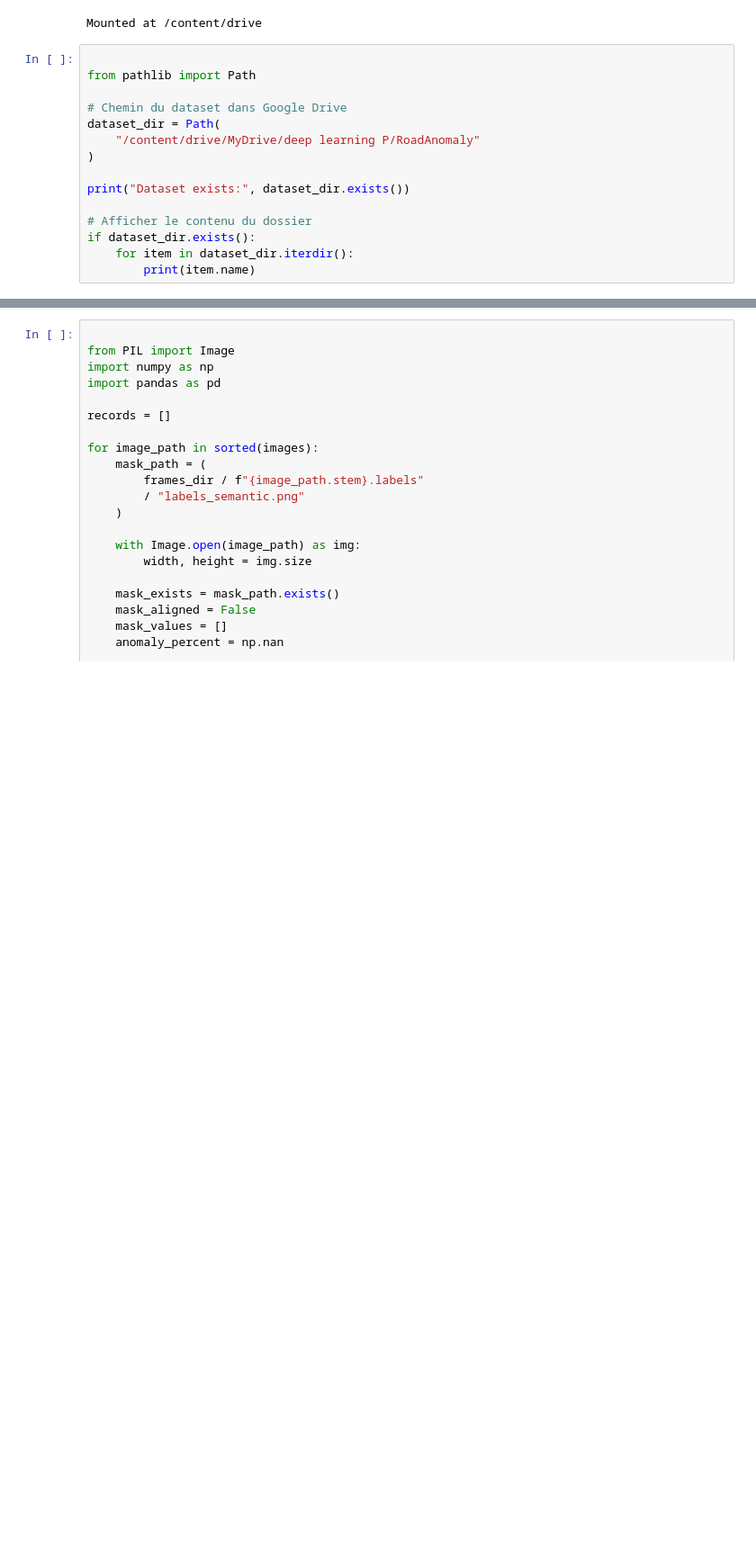
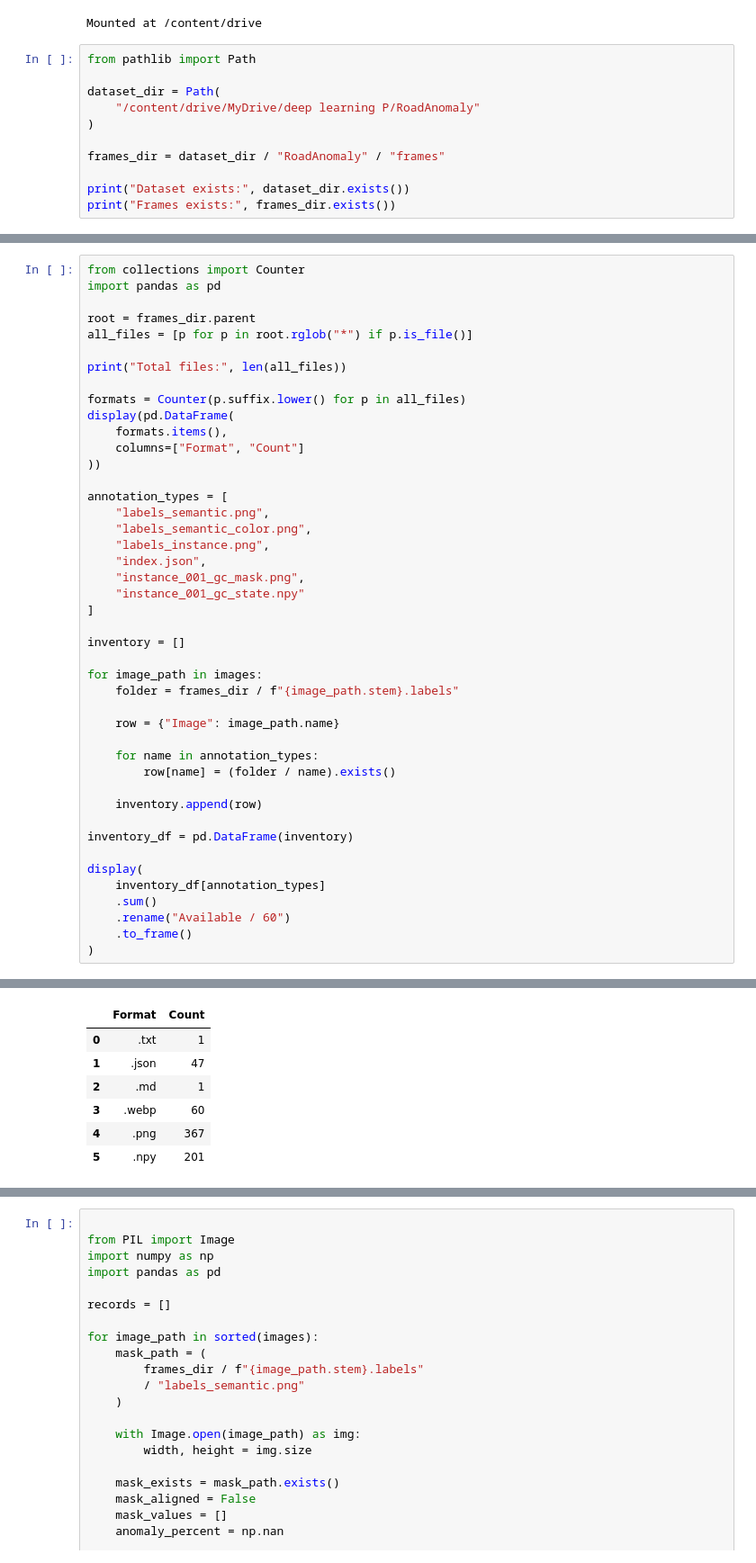
Before and after one commit to nour2344/RoadAnomaly-DeepLearning, a Jupyter notebook: notebooks/01_data_understanding.ipynb, the cells around one changed output, grey strips where cells are left out. Shown at 90% size. Saved outputs shown, nothing was run; the diff lists cells and outputs as text; blank space fills up the shorter version.

Commit message:
Finalize data understanding and annotation validation

```diff
--- a/notebooks/01_data_understanding.ipynb
+++ b/notebooks/01_data_understanding.ipynb
@@ -31,19 +31,15 @@ drive.mount('/content/drive', force_remount=True)
 # %% [output]
 Mounted at /content/drive
 # %%
-
 from pathlib import Path
 
-# Chemin du dataset dans Google Drive
 dataset_dir = Path(
     "/content/drive/MyDrive/deep learning P/RoadAnomaly"
 )
 
+frames_dir = dataset_dir / "RoadAnomaly" / "frames"
+
 print("Dataset exists:", dataset_dir.exists())
-
-# Afficher le contenu du dossier
-if dataset_dir.exists():
-    for item in dataset_dir.iterdir():
-        print(item.name)
+print("Frames exists:", frames_dir.exists())
 # %% [output]
 Dataset exists: True
@@ -84,0 +67,45 @@ This step also examines the percentage of anomalous pixels in each image.
+# %%
+from collections import Counter
+import pandas as pd
+
+root = frames_dir.parent
+all_files = [p for p in root.rglob("*") if p.is_file()]
+
+print("Total files:", len(all_files))
+
+formats = Counter(p.suffix.lower() for p in all_files)
+display(pd.DataFrame(
+    formats.items(),
+    columns=["Format", "Count"]
+))
+
+annotation_types = [
+    "labels_semantic.png",
+    "labels_semantic_color.png",
+    "labels_instance.png",
+    "index.json",
+    "instance_001_gc_mask.png",
+    "instance_001_gc_state.npy"
+]
+
+inventory = []
+
+for image_path in images:
+    folder = frames_dir / f"{image_path.stem}.labels"
+
+    row = {"Image": image_path.name}
+
+    for name in annotation_types:
+        row[name] = (folder / name).exists()
+
+    inventory.append(row)
+
+inventory_df = pd.DataFrame(inventory)
+
+display(
+    inventory_df[annotation_types]
+    .sum()
+    .rename("Available / 60")
+    .to_frame()
+)
+# %% [output]
@@ -84,0 +113,7 @@ This step also examines the percentage of anomalous pixels in each image.
+|  | Format | Count |
+| 0 | .txt | 1 |
+| 1 | .json | 47 |
+| 2 | .md | 1 |
+| 3 | .webp | 60 |
+| 4 | .png | 367 |
+| 5 | .npy | 201 |
```
Also changed, not shown: parts of 27 cells of this notebook.
